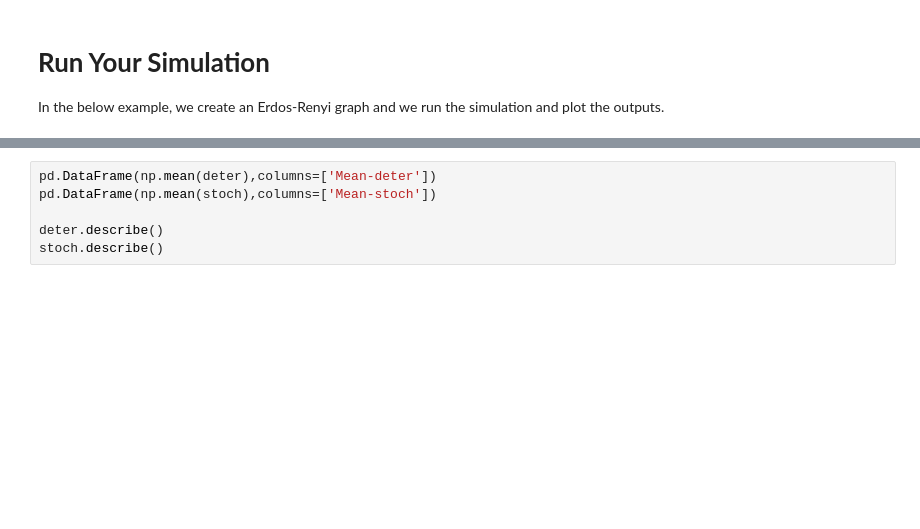
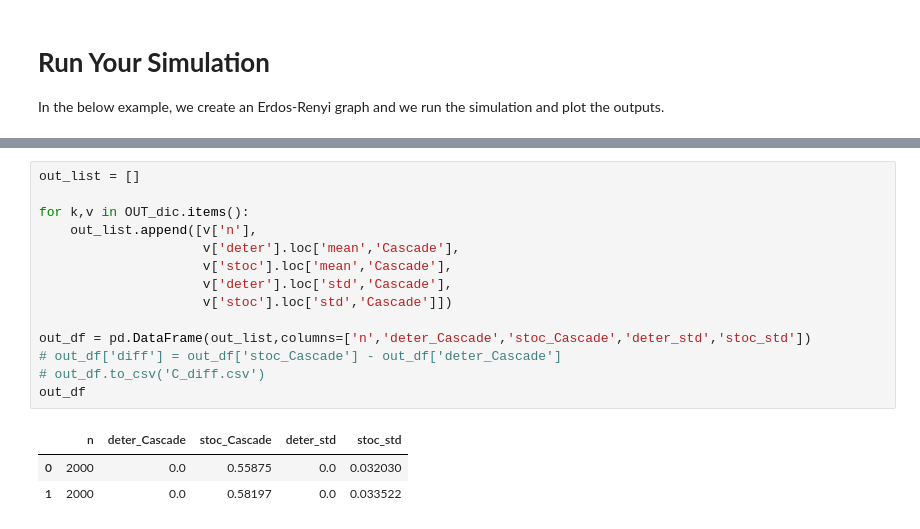
Before and after one commit to MahdiShahrabi/COVID19-Simulation, a Jupyter notebook: Time Dimension/Time_Simulation.ipynb, the cells around one changed output, grey strips where cells are left out. Saved outputs shown, nothing was run; the diff lists cells and outputs as text; blank space fills up the shorter version.

```diff
--- a/Time Dimension/Time_Simulation.ipynb
+++ b/Time Dimension/Time_Simulation.ipynb
@@ -502,6 +552,18 @@ Current time is:
-# %%
-pd.DataFrame(np.mean(deter),columns=['Mean-deter'])
-pd.DataFrame(np.mean(stoch),columns=['Mean-stoch'])
-
-deter.describe()
-stoch.describe()
+# %%
+out_list = []
+
+for k,v in OUT_dic.items():
+    out_list.append([v['n'],
+                     v['deter'].loc['mean','Cascade'],
+                     v['stoc'].loc['mean','Cascade'],
+                     v['deter'].loc['std','Cascade'],
+                     v['stoc'].loc['std','Cascade']])
+
+out_df = pd.DataFrame(out_list,columns=['n','deter_Cascade','stoc_Cascade','deter_std','stoc_std'])
+# out_df['diff'] = out_df['stoc_Cascade'] - out_df['deter_Cascade']
+# out_df.to_csv('C_diff.csv')
+out_df
+# %% [output]
+|  | n | deter_Cascade | stoc_Cascade | deter_std | stoc_std |
+| 0 | 2000 | 0.0 | 0.55875 | 0.0 | 0.032030 |
+| 1 | 2000 | 0.0 | 0.58197 | 0.0 | 0.033522 |
```
Also changed, not shown: parts of 4 cells of this notebook.
